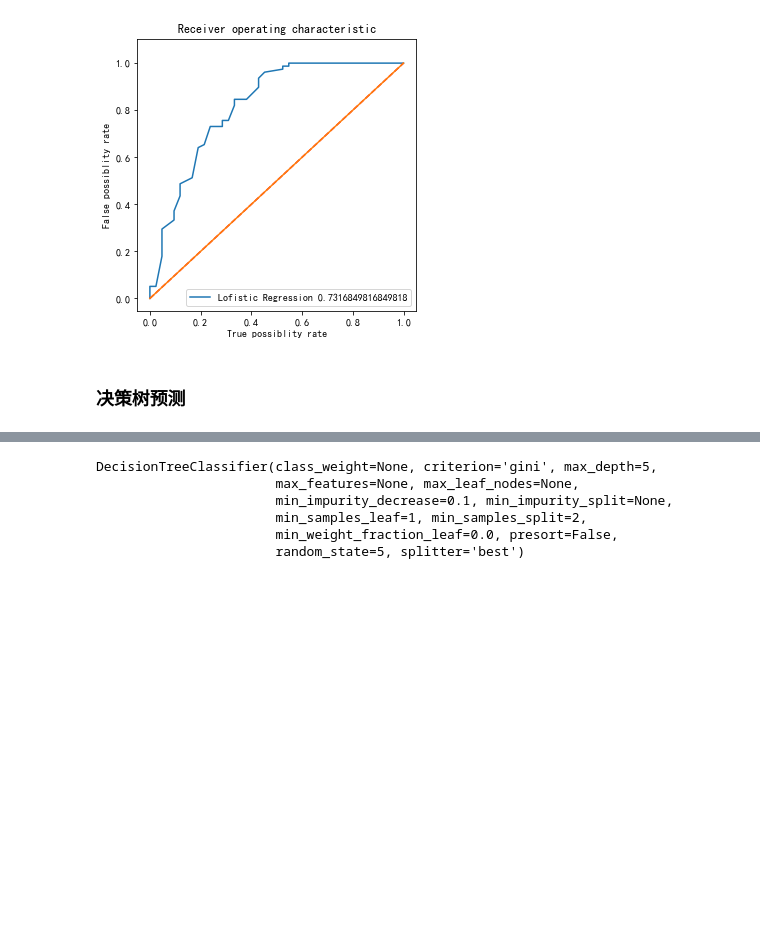
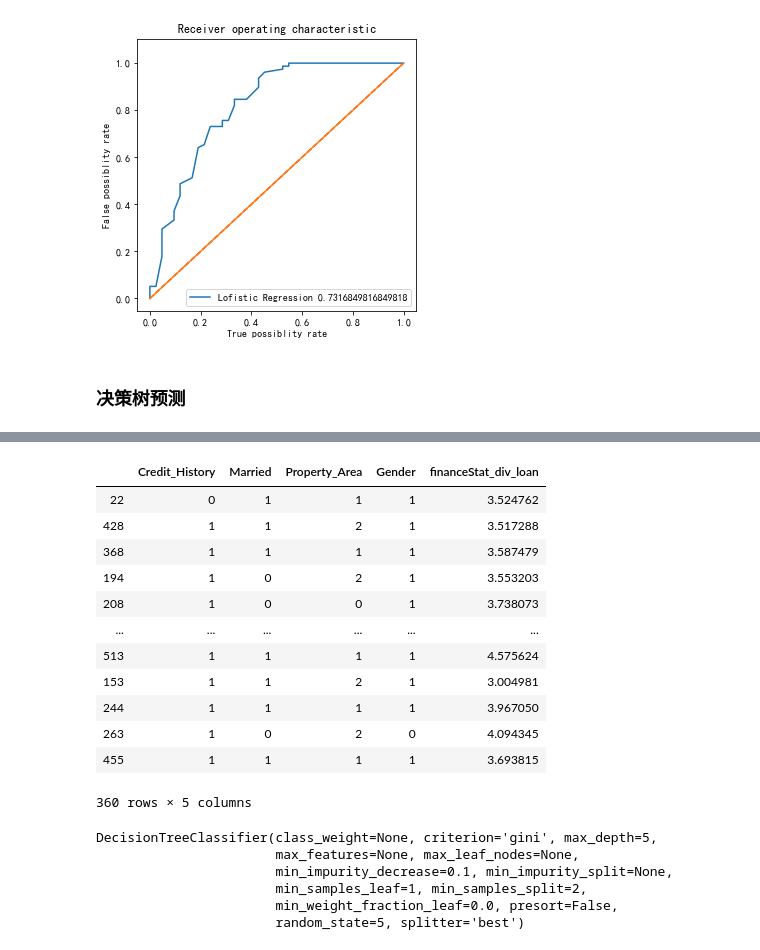
Before and after one commit to xinruigoalForTrain/loan_predict, a Jupyter notebook: loan_prediction.ipynb, the cells around one changed output, grey strips where cells are left out. Saved outputs shown, nothing was run; the diff lists cells and outputs as text; code cells hidden in the pictures; blank space fills up the shorter version.

```diff
--- a/loan_prediction.ipynb
+++ b/loan_prediction.ipynb
@@ -599,5 +626,21 @@ col_dfc.remove('Loan_Status')
 # %%
-x_train_dtc,x_test_dtc,y_train_dtc,y_test_dtc = ms.train_test_split(train_df_dtc[col_dfc],train_df_dtc['Loan_Status'],test_size=0.25,random_state=5)
+x_train_dtc,x_test_dtc,y_train_dtc,y_test_dtc = ms.train_test_split(df_DTC_train[col_dtc],df_DTC_train['Loan_Status'],test_size=0.25,random_state=5)
+# %%
+x_train_dtc
+# %% [output]
+|  | Credit_History | Married | Property_Area | Gender | financeStat_div_loan |
+| 22 | 0 | 1 | 1 | 1 | 3.524762 |
+| 428 | 1 | 1 | 2 | 1 | 3.517288 |
+| 368 | 1 | 1 | 1 | 1 | 3.587479 |
+| 194 | 1 | 0 | 2 | 1 | 3.553203 |
+| 208 | 1 | 0 | 0 | 1 | 3.738073 |
+| ... | ... | ... | ... | ... | ... |
+| 513 | 1 | 1 | 1 | 1 | 4.575624 |
+| 153 | 1 | 1 | 2 | 1 | 3.004981 |
+| 244 | 1 | 1 | 1 | 1 | 3.967050 |
+| 263 | 1 | 0 | 2 | 0 | 4.094345 |
+| 455 | 1 | 1 | 1 | 1 | 3.693815 |
+360 rows × 5 columns
 # %%
 # dtc_model1.fit(x_train_dtc,y_train_dtc)
 # dtc_model2.fit(x_train_dtc,y_train_dtc)
```
Also changed, not shown: parts of 20 cells of this notebook.
